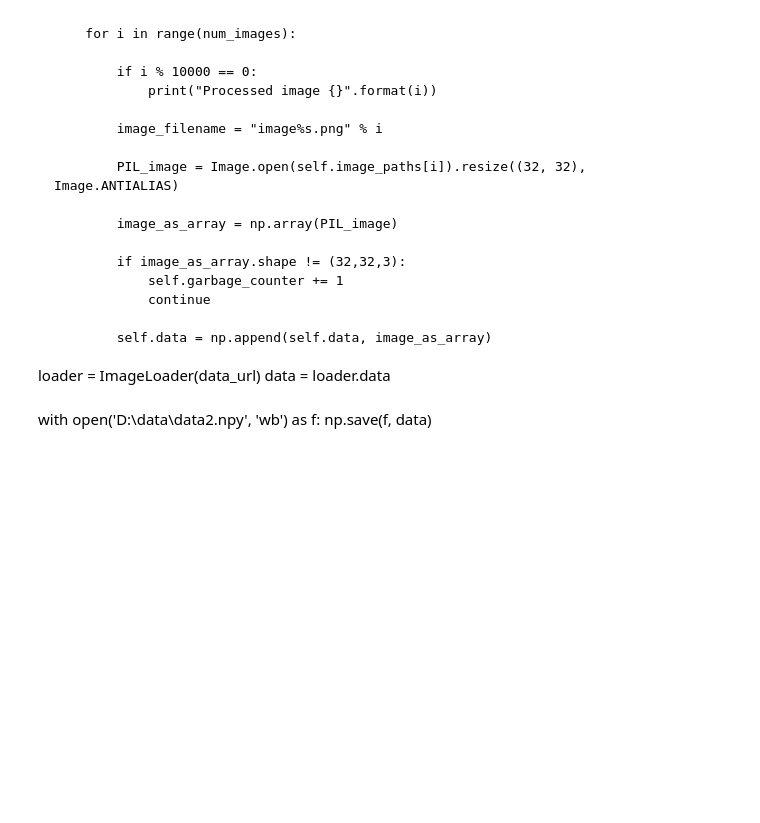
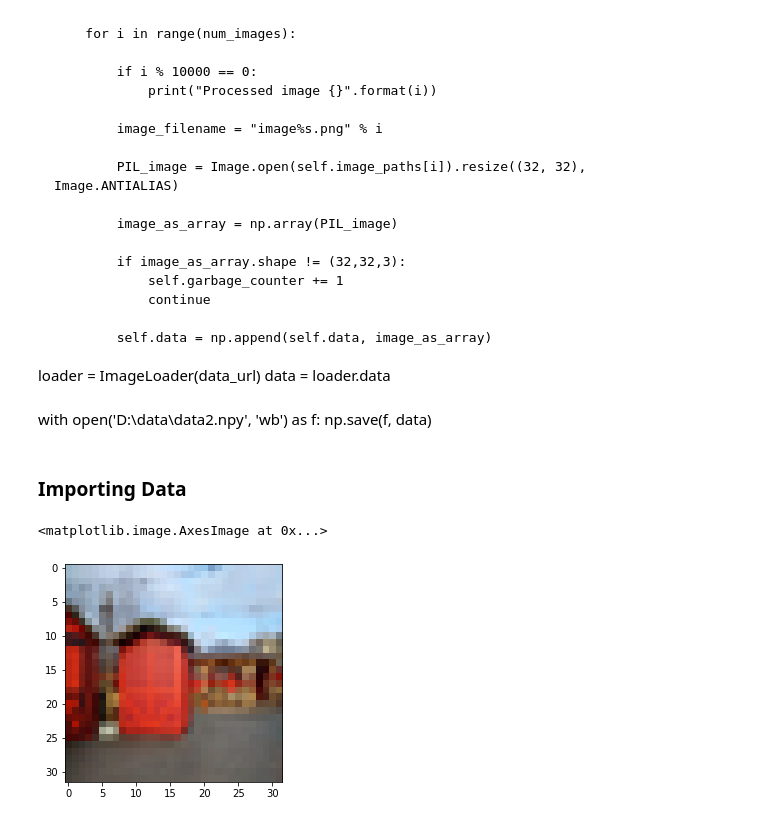
Before and after one commit to ChristopheBrown/e6998_img_compression, a Jupyter notebook: sandbox2.ipynb, the cells around one changed output. Saved outputs shown, nothing was run; the diff lists cells and outputs as text; code cells hidden in the pictures; blank space fills up the shorter version.

```diff
--- a/sandbox2.ipynb
+++ b/sandbox2.ipynb
@@ -280,3 +243,5 @@ data = loader.data
 # %% [markdown]
 with open('D:\\data\\data2.npy', 'wb') as f:
     np.save(f, data)
+# %% [markdown]
+### Importing Data
@@ -282,0 +253,7 @@ with open('D:\\data\\data2.npy', 'wb') as f:
+# %%
+image = np.array(Image.open(r'E:\super resolution\original_images\blackberry\56.jpg').resize((32,32), Image.ANTIALIAS))
+# %%
+plt.imshow(image)
+# %% [output]
+<matplotlib.image.AxesImage at 0x...>
+[figure, added]
```
Also changed, not shown: parts of 13 cells of this notebook.
